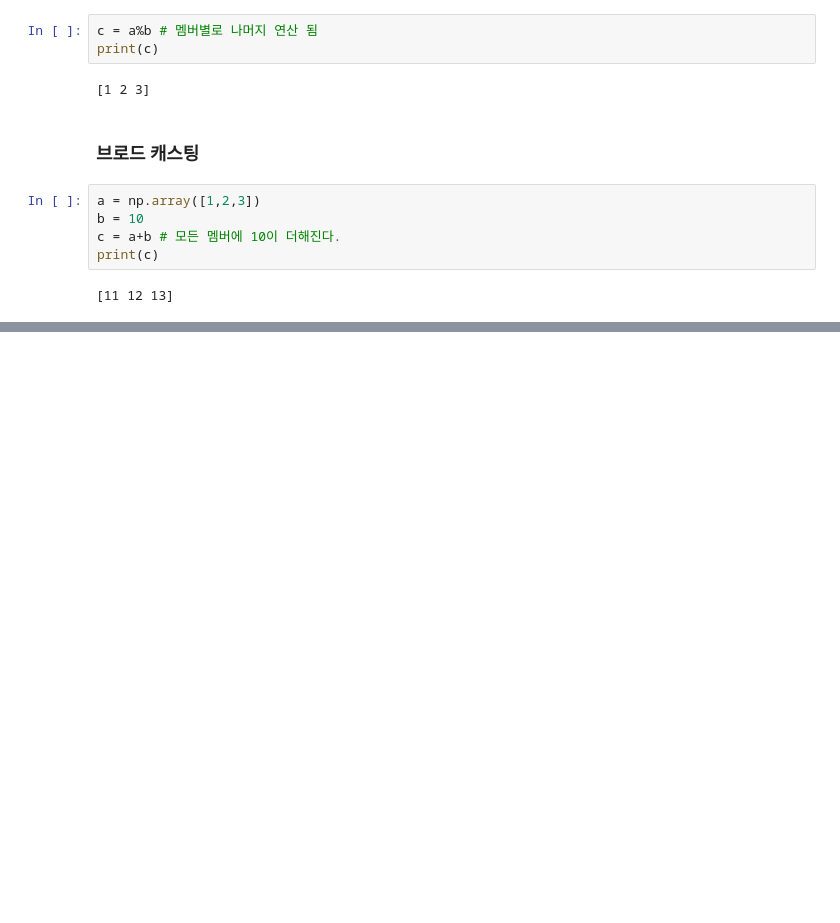
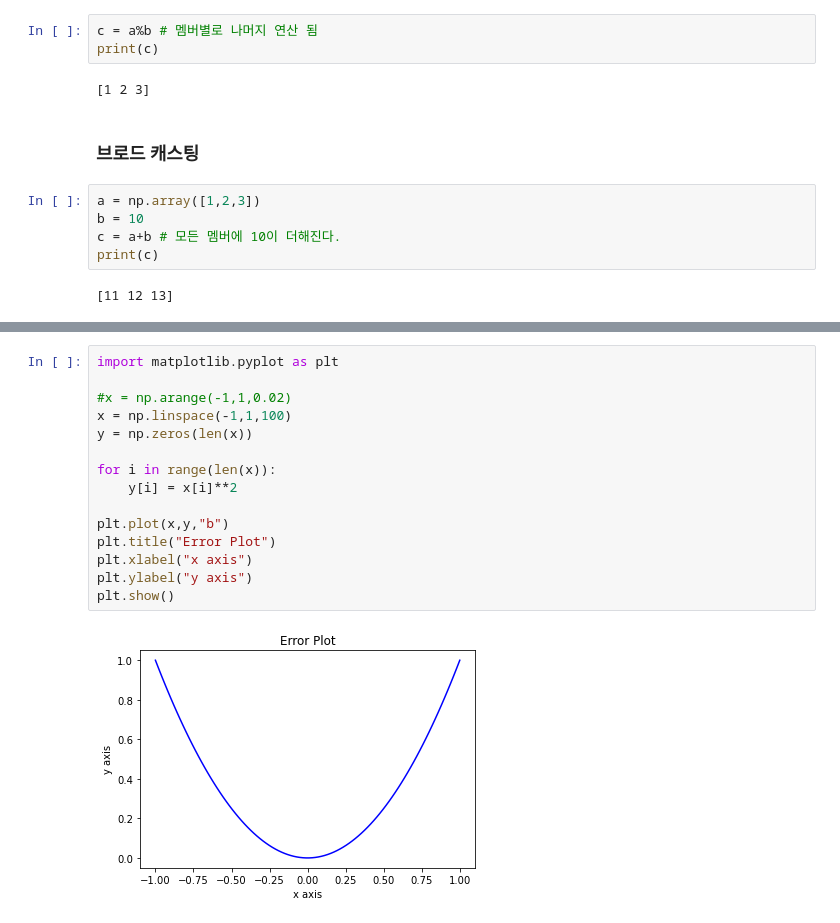
Before and after one commit to imguru-mooc/AI_Basic, a Jupyter notebook: 파이썬/7_day.ipynb, the cells around one changed output, grey strips where cells are left out. Saved outputs shown, nothing was run; the diff lists cells and outputs as text; blank space fills up the shorter version.

```diff
--- a/파이썬/7_day.ipynb
+++ b/파이썬/7_day.ipynb
@@ -406,0 +631,17 @@ print(c)
+# %%
+import matplotlib.pyplot as plt
+
+#x = np.arange(-1,1,0.02)
+x = np.linspace(-1,1,100)
+y = np.zeros(len(x))
+
+for i in range(len(x)):
+    y[i] = x[i]**2
+
+plt.plot(x,y,"b")
+plt.title("Error Plot")
+plt.xlabel("x axis")
+plt.ylabel("y axis")
+plt.show()
+# %% [output]
+[figure, added]
```
Also changed, not shown: parts of 35 cells of this notebook, 1 other file.
